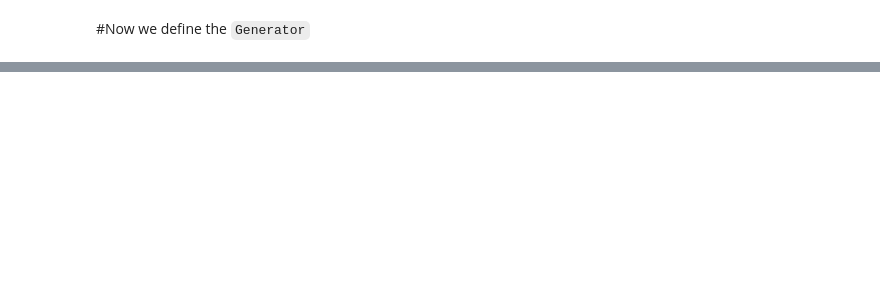
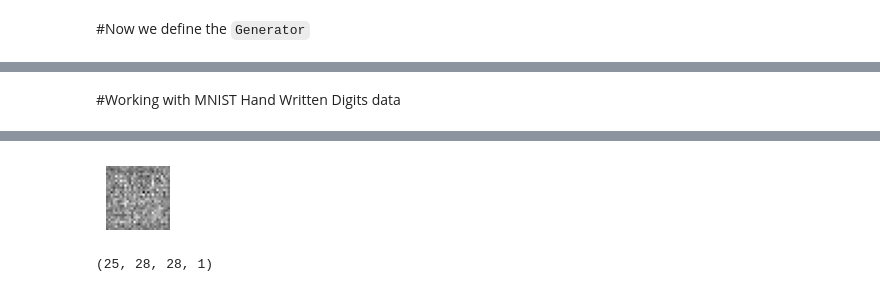
Before and after one commit to khanabdulmajid/500-AI-Machine-learning-Deep-learning-Computer-vision-NLP-Projects-with-code, a Jupyter notebook: GANs.ipynb, the cells around one changed output, grey strips where cells are left out. Saved outputs shown, nothing was run; the diff lists cells and outputs as text; code cells hidden in the pictures; blank space fills up the shorter version.

```diff
--- a/GANs.ipynb
+++ b/GANs.ipynb
@@ -40,19 +41,0 @@ _________________________________________________________________
-# %%
-def generate_real_samples(n):
-  X1 = rand(n)-0.5
-  X2 = X1*X1
-  X1 = X1.reshape(n,1)
-  X2 = X2.reshape(n,1)
-  X = np.hstack((X1,X2))
-  y = np.ones((n,1))
-  return X,y
-
-def generate_fake_samples(n):
-  X1 = -1 + rand(n)*2
-  X2 = -1 + rand(n)*2
-  X1 = X1.reshape(n,1)
-  X2 = X2.reshape(n,1)
-
-  X = np.hstack((X1,X2))
-  y = np.zeros((n,1))
-  return X,y
@@ -124,0 +148,6 @@ _________________________________________________________________
+# %%
+latent_dim=5
+discriminator = define_descriminator()
+generator = define_generator(latent_dim)
+gan_model = define_gan(generator,discriminator)
+train(generator, discriminator,gan_model,latent_dim)
@@ -124,0 +173,2 @@ _________________________________________________________________
+# %% [markdown]
+#Working with MNIST Hand Written Digits data
@@ -124,0 +270,11 @@ _________________________________________________________________
+# %%
+latent_dim = 100
+g_model = define_generator(latent_dim)
+n_samples=25
+X,_ = generate_fake_samples(g_model, latent_dim, n_samples)
+for i in range(n_samples):
+  plt.subplot(5,5,1+1)
+  plt.axis('off')
+  plt.imshow(X[i, :, :,0],cmap='gray_r')
+plt.show()
+# %% [output]
@@ -124,0 +282,5 @@ _________________________________________________________________
+[figure, added]
+# %%
+X.shape
+# %% [output]
+(25, 28, 28, 1)
```
Also changed, not shown: parts of 13 cells of this notebook.
